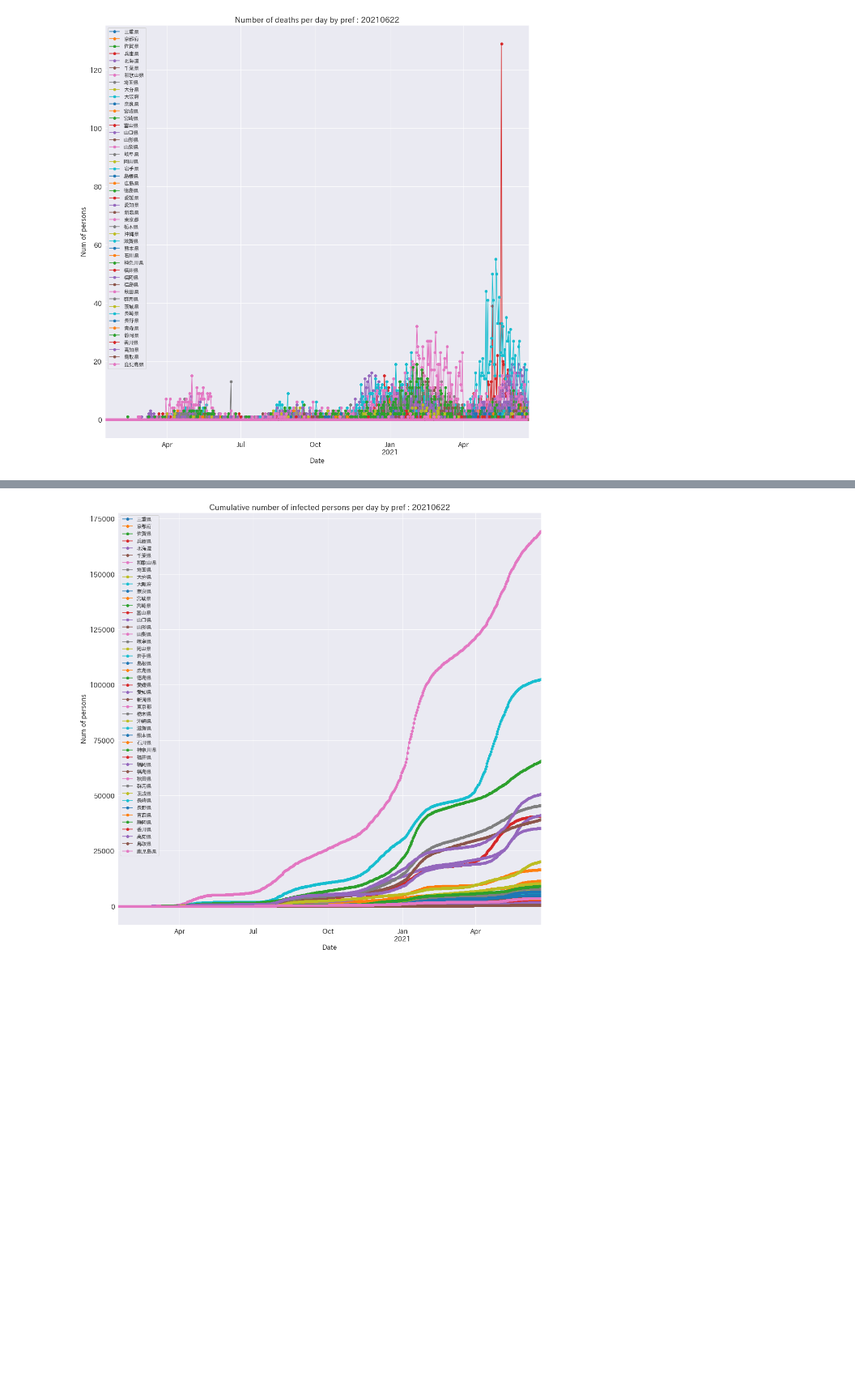
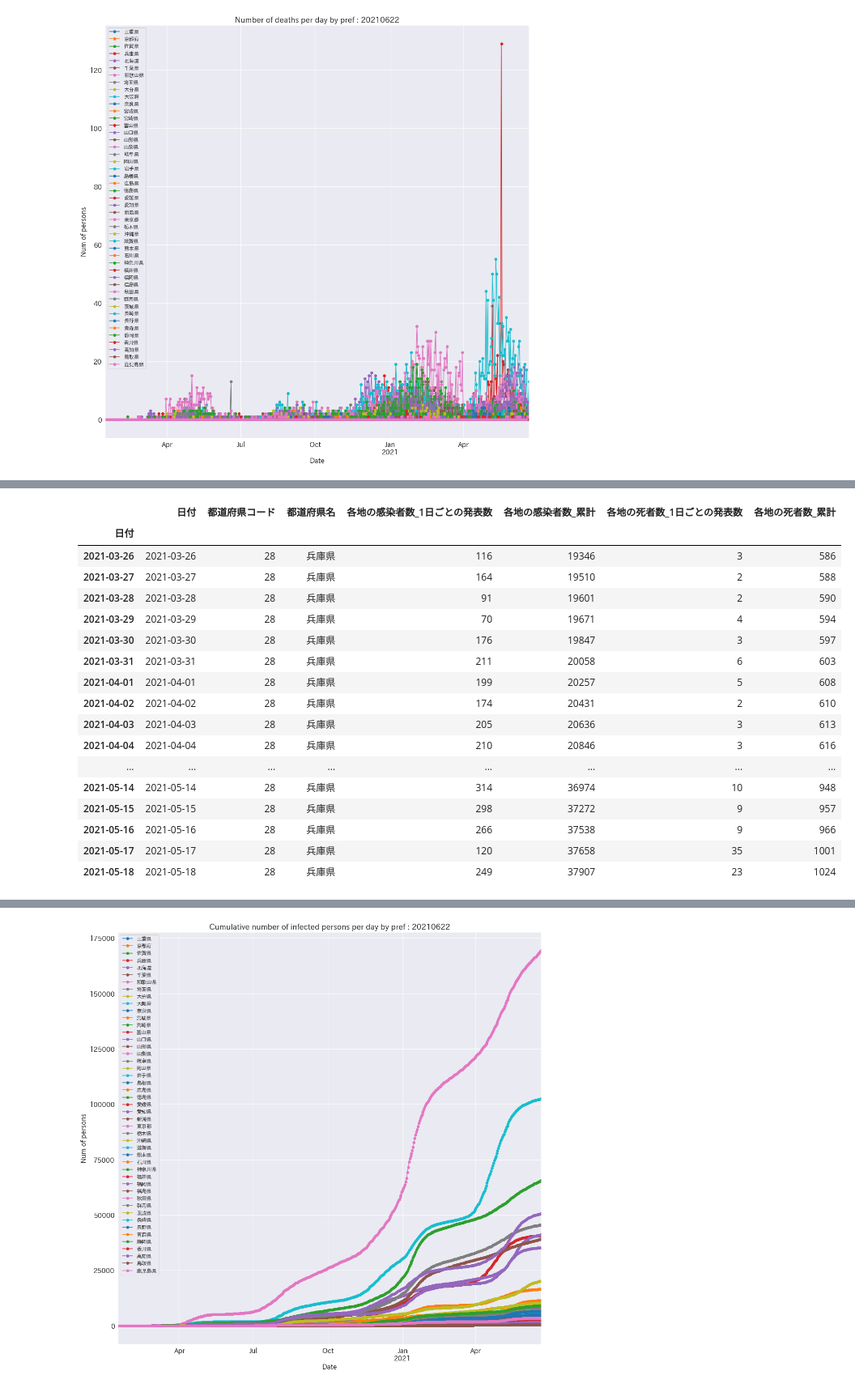
Before and after one commit to deepkick/Visualization-of-the-number-of-Covid19-infected-people-by-Python, a Jupyter notebook: 01_Number_of_infected_persons_per_day_by_pref.ipynb, the cells around one changed output, grey strips where cells are left out. Shown at 81% size. Saved outputs shown, nothing was run; the diff lists cells and outputs as text; code cells hidden in the pictures; blank space fills up the shorter version.

```diff
--- a/01_Number_of_infected_persons_per_day_by_pref.ipynb
+++ b/01_Number_of_infected_persons_per_day_by_pref.ipynb
@@ -208,0 +229,27 @@ https://www3.nhk.or.jp/news/html/20210518/k10013037951000.html
+# %%
+# 兵庫県の2021,3,26〜2021,5,18までのデータを抽出する
+data_3 = data_2[(data_2.都道府県名 == '兵庫県') & (data_2.日付 >= dt.datetime(2021,3,26)) & (data_2.日付 < dt.datetime(2021,5,19))]
+
+#hyogo_kai_csv_filePath = current_path + os.path.sep.join(['', '{}'.format(getting_data_date), 'hyogo_kai.csv'])
+#data_3.to_csv(hyogo_kai_csv_filePath)
+#data_3
+#data_3['各地の死者数_1日ごとの発表数'].sum()
+
+# 2021-05-18 以外のデータを2加算して変更
+data_3.loc[data_3["日付"] != '2021-05-18', ["各地の死者数_1日ごとの発表数"]] = data_3["各地の死者数_1日ごとの発表数"] + 2
+# 2021-05-18 のデータを23に変更
+data_3.loc[data_3["日付"] == '2021-05-18', ["各地の死者数_1日ごとの発表数"]] = 23
+#data_3
+
+# 各地の死者数_累計 をいったん削除し、改めて作成
+data_3 = data_3.drop('各地の死者数_累計', axis=1)
+data_3['各地の死者数_累計'] = 0
+#data_3
+
+for i in range(len(data_3)):
+    if (i == 0):
+        data_3.iloc[i,6] = int(data_3.iloc[i,5] + 583)
+    else:
+        data_3.iloc[i,6] = int(data_3.iloc[i,5] + data_3.iloc[i - 1, 6])
+
+#print(data_3.shape)
@@ -208,0 +267,21 @@ https://www3.nhk.or.jp/news/html/20210518/k10013037951000.html
+# %%
+data_3
+# %% [output]
+|  | 日付 | 都道府県コード | 都道府県名 | 各地の感染者数_1日ごとの発表数 | 各地の感染者数_累計 | 各地の死者数_1日ごとの発表数 | 各地の死者数_累計 |
+| 日付 |  |  |  |  |  |  |  |
+| 2021-03-26 | 2021-03-26 | 28 | 兵庫県 | 116 | 19346 | 3 | 586 |
+| 2021-03-27 | 2021-03-27 | 28 | 兵庫県 | 164 | 19510 | 2 | 588 |
+| 2021-03-28 | 2021-03-28 | 28 | 兵庫県 | 91 | 19601 | 2 | 590 |
+| 2021-03-29 | 2021-03-29 | 28 | 兵庫県 | 70 | 19671 | 4 | 594 |
+| 2021-03-30 | 2021-03-30 | 28 | 兵庫県 | 176 | 19847 | 3 | 597 |
+| 2021-03-31 | 2021-03-31 | 28 | 兵庫県 | 211 | 20058 | 6 | 603 |
+| 2021-04-01 | 2021-04-01 | 28 | 兵庫県 | 199 | 20257 | 5 | 608 |
+| 2021-04-02 | 2021-04-02 | 28 | 兵庫県 | 174 | 20431 | 2 | 610 |
+| 2021-04-03 | 2021-04-03 | 28 | 兵庫県 | 205 | 20636 | 3 | 613 |
+| 2021-04-04 | 2021-04-04 | 28 | 兵庫県 | 210 | 20846 | 3 | 616 |
+| ... | ... | ... | ... | ... | ... | ... | ... |
+| 2021-05-14 | 2021-05-14 | 28 | 兵庫県 | 314 | 36974 | 10 | 948 |
+| 2021-05-15 | 2021-05-15 | 28 | 兵庫県 | 298 | 37272 | 9 | 957 |
+| 2021-05-16 | 2021-05-16 | 28 | 兵庫県 | 266 | 37538 | 9 | 966 |
+| 2021-05-17 | 2021-05-17 | 28 | 兵庫県 | 120 | 37658 | 35 | 1001 |
+| 2021-05-18 | 2021-05-18 | 28 | 兵庫県 | 249 | 37907 | 23 | 1024 |
```
Also changed, not shown: parts of 20 cells of this notebook, 3 other files.
